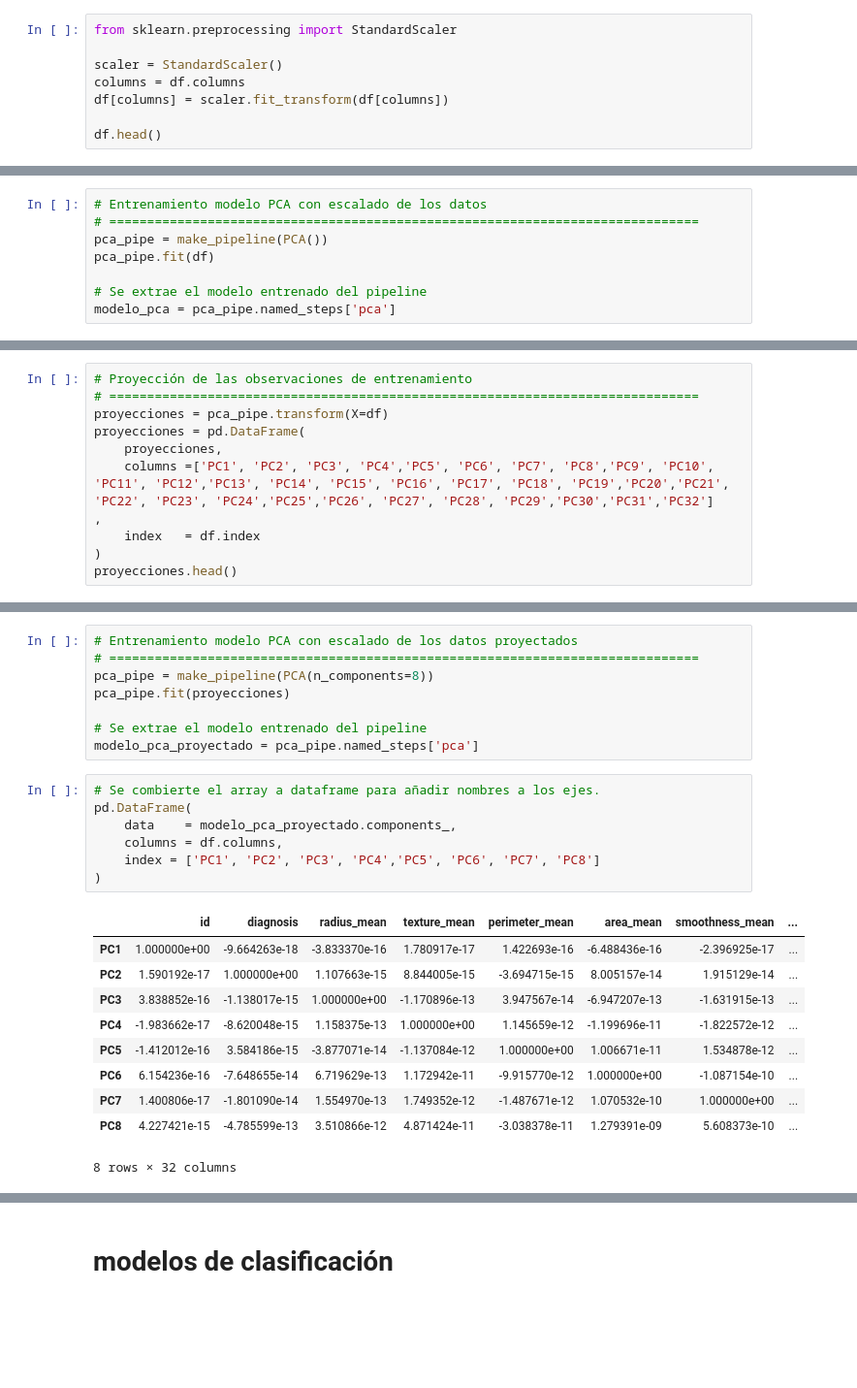
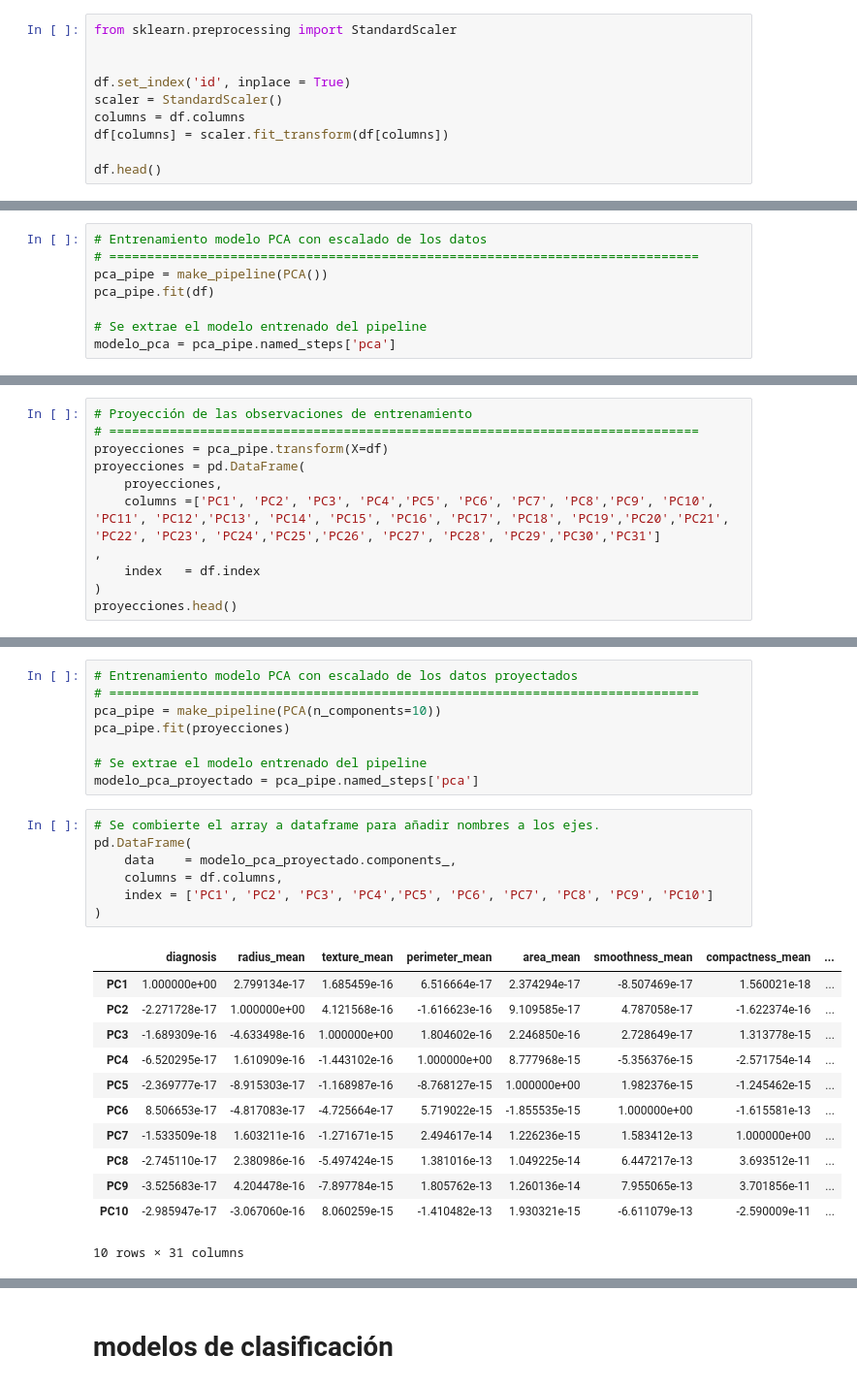
Before and after one commit to alvarxo/mat2841_portfolio, a Jupyter notebook: labs/lab_10_alvaro.ipynb, the cells around one changed output, grey strips where cells are left out. Shown at 97% size. Drawn from its saved outputs; the diff is of its cells as text; blank space fills up the shorter version.

```diff
--- a/labs/lab_10_alvaro.ipynb
+++ b/labs/lab_10_alvaro.ipynb
@@ -107,6 +107,8 @@ df_info
 # %%
 from sklearn.preprocessing import StandardScaler
 
+
+df.set_index('id', inplace = True)
 scaler = StandardScaler()
 columns = df.columns
 df[columns] = scaler.fit_transform(df[columns])
@@ -216,7 +219,7 @@ plt.show()
 proyecciones = pca_pipe.transform(X=df)
 proyecciones = pd.DataFrame(
     proyecciones,
-    columns =['PC1', 'PC2', 'PC3', 'PC4','PC5', 'PC6', 'PC7', 'PC8','PC9', 'PC10', 'PC11', 'PC12','PC13', 'PC14', 'PC15', 'PC16', 'PC17', 'PC18', 'PC19','PC20','PC21', 'PC22', 'PC23', 'PC24','PC25','PC26', 'PC27', 'PC28', 'PC29','PC30','PC31','PC32']
+    columns =['PC1', 'PC2', 'PC3', 'PC4','PC5', 'PC6', 'PC7', 'PC8','PC9', 'PC10', 'PC11', 'PC12','PC13', 'PC14', 'PC15', 'PC16', 'PC17', 'PC18', 'PC19','PC20','PC21', 'PC22', 'PC23', 'PC24','PC25','PC26', 'PC27', 'PC28', 'PC29','PC30','PC31']
 ,
     index   = df.index
 )
@@ -232,7 +236,7 @@ proyecciones.head()
 # %%
 # Entrenamiento modelo PCA con escalado de los datos proyectados
 # ==============================================================================
-pca_pipe = make_pipeline(PCA(n_components=8))
+pca_pipe = make_pipeline(PCA(n_components=10))
 pca_pipe.fit(proyecciones)
 
 # Se extrae el modelo entrenado del pipeline
@@ -240,21 +244,23 @@ modelo_pca_proyectado = pca_pipe.named_steps['pca']
 # %%
 # Se combierte el array a dataframe para añadir nombres a los ejes.
 pd.DataFrame(
     data    = modelo_pca_proyectado.components_,
     columns = df.columns,
-    index = ['PC1', 'PC2', 'PC3', 'PC4','PC5', 'PC6', 'PC7', 'PC8']
+    index = ['PC1', 'PC2', 'PC3', 'PC4','PC5', 'PC6', 'PC7', 'PC8', 'PC9', 'PC10']
 )
 # %% [output]
-|  | id | diagnosis | radius_mean | texture_mean | perimeter_mean | area_mean | smoothness_mean | ... |
-| PC1 | 1.000000e+00 | -9.664263e-18 | -3.833370e-16 | 1.780917e-17 | 1.422693e-16 | -6.488436e-16 | -2.396925e-17 | ... |
-| PC2 | 1.590192e-17 | 1.000000e+00 | 1.107663e-15 | 8.844005e-15 | -3.694715e-15 | 8.005157e-14 | 1.915129e-14 | ... |
-| PC3 | 3.838852e-16 | -1.138017e-15 | 1.000000e+00 | -1.170896e-13 | 3.947567e-14 | -6.947207e-13 | -1.631915e-13 | ... |
-| PC4 | -1.983662e-17 | -8.620048e-15 | 1.158375e-13 | 1.000000e+00 | 1.145659e-12 | -1.199696e-11 | -1.822572e-12 | ... |
-| PC5 | -1.412012e-16 | 3.584186e-15 | -3.877071e-14 | -1.137084e-12 | 1.000000e+00 | 1.006671e-11 | 1.534878e-12 | ... |
-| PC6 | 6.154236e-16 | -7.648655e-14 | 6.719629e-13 | 1.172942e-11 | -9.915770e-12 | 1.000000e+00 | -1.087154e-10 | ... |
-| PC7 | 1.400806e-17 | -1.801090e-14 | 1.554970e-13 | 1.749352e-12 | -1.487671e-12 | 1.070532e-10 | 1.000000e+00 | ... |
-| PC8 | 4.227421e-15 | -4.785599e-13 | 3.510866e-12 | 4.871424e-11 | -3.038378e-11 | 1.279391e-09 | 5.608373e-10 | ... |
+|  | diagnosis | radius_mean | texture_mean | perimeter_mean | area_mean | smoothness_mean | compactness_mean | ... |
+| PC1 | 1.000000e+00 | 2.799134e-17 | 1.685459e-16 | 6.516664e-17 | 2.374294e-17 | -8.507469e-17 | 1.560021e-18 | ... |
+| PC2 | -2.271728e-17 | 1.000000e+00 | 4.121568e-16 | -1.616623e-16 | 9.109585e-17 | 4.787058e-17 | -1.622374e-16 | ... |
+| PC3 | -1.689309e-16 | -4.633498e-16 | 1.000000e+00 | 1.804602e-16 | 2.246850e-16 | 2.728649e-17 | 1.313778e-15 | ... |
+| PC4 | -6.520295e-17 | 1.610909e-16 | -1.443102e-16 | 1.000000e+00 | 8.777968e-15 | -5.356376e-15 | -2.571754e-14 | ... |
+| PC5 | -2.369777e-17 | -8.915303e-17 | -1.168987e-16 | -8.768127e-15 | 1.000000e+00 | 1.982376e-15 | -1.245462e-15 | ... |
+| PC6 | 8.506653e-17 | -4.817083e-17 | -4.725664e-17 | 5.719022e-15 | -1.855535e-15 | 1.000000e+00 | -1.615581e-13 | ... |
+| PC7 | -1.533509e-18 | 1.603211e-16 | -1.271671e-15 | 2.494617e-14 | 1.226236e-15 | 1.583412e-13 | 1.000000e+00 | ... |
+| PC8 | -2.745110e-17 | 2.380986e-16 | -5.497424e-15 | 1.381016e-13 | 1.049225e-14 | 6.447217e-13 | 3.693512e-11 | ... |
+| PC9 | -3.525683e-17 | 4.204478e-16 | -7.897784e-15 | 1.805762e-13 | 1.260136e-14 | 7.955065e-13 | 3.701856e-11 | ... |
+| PC10 | -2.985947e-17 | -3.067060e-16 | 8.060259e-15 | -1.410482e-13 | 1.930321e-15 | -6.611079e-13 | -2.590009e-11 | ... |
-8 rows × 32 columns
+10 rows × 31 columns
 # %%
 # graficar varianza por componente
 percent_variance = np.round(modelo_pca_proyectado.explained_variance_ratio_* 100, decimals =2)
```
Also changed, not shown: parts of 32 cells of this notebook, 1 other file.
